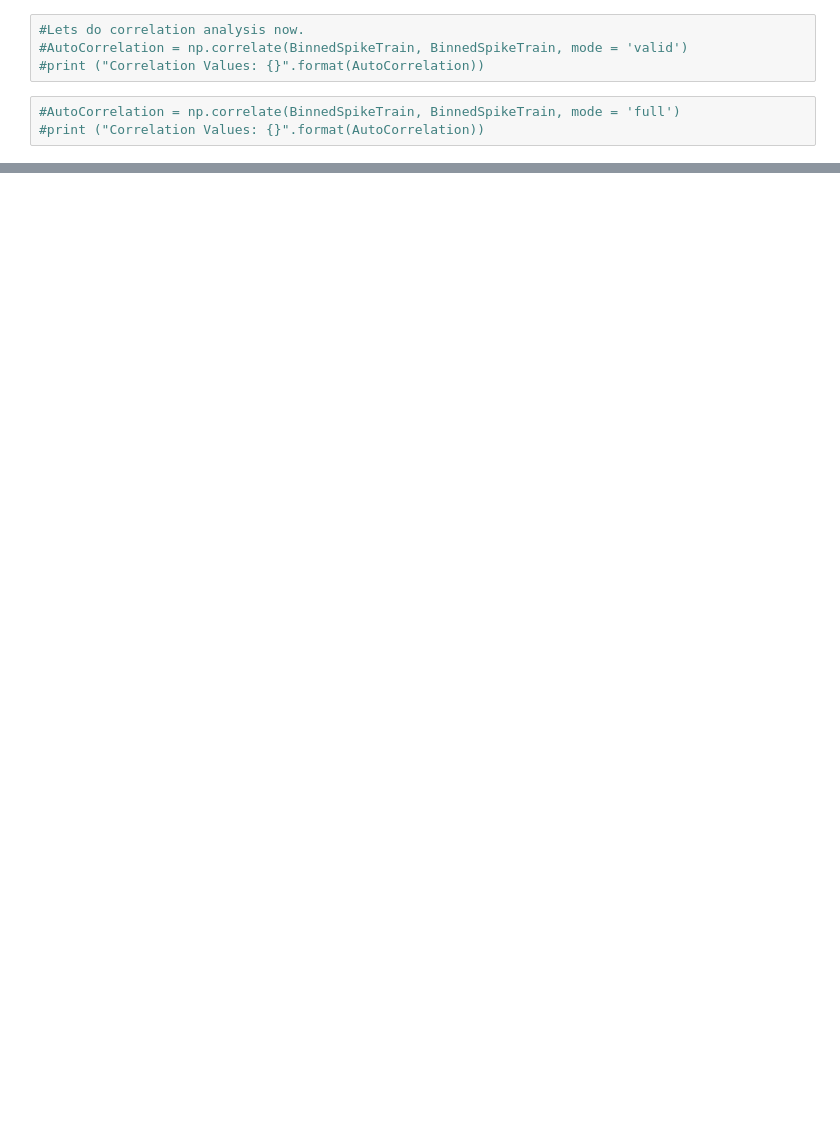
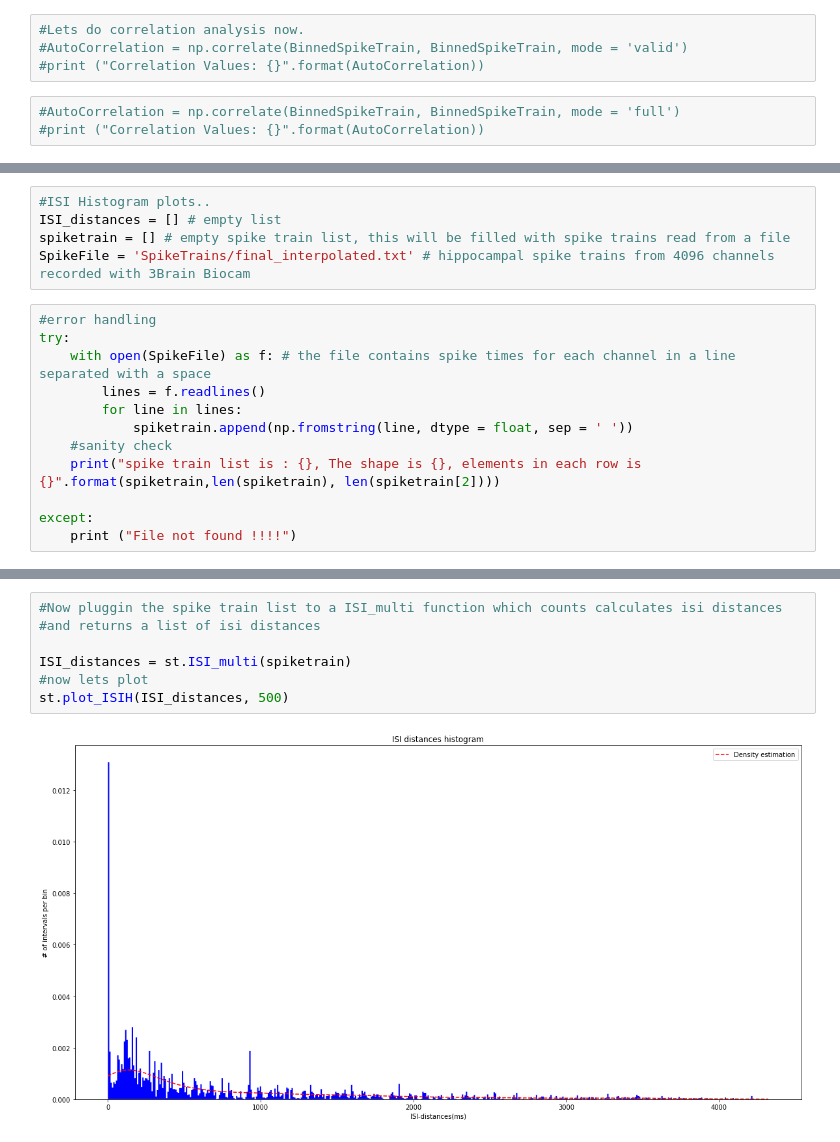
Before and after one commit to LamaNIkesh/SpikeTrainStatistics, a Jupyter notebook: NotebookWorkflow.ipynb, the cells around one changed output, grey strips where cells are left out. Saved outputs shown, nothing was run; the diff lists cells and outputs as text; blank space fills up the shorter version.

```diff
--- a/NotebookWorkflow.ipynb
+++ b/NotebookWorkflow.ipynb
@@ -135,0 +148,17 @@ plt.show()
+# %%
+#ISI Histogram plots..
+ISI_distances = [] # empty list
+spiketrain = [] # empty spike train list, this will be filled with spike trains read from a file
+SpikeFile = 'SpikeTrains/final_interpolated.txt' # hippocampal spike trains from 4096 channels recorded with 3Brain Biocam
+# %%
+#error handling
+try:
+    with open(SpikeFile) as f: # the file contains spike times for each channel in a line separated with a space
+        lines = f.readlines()
+        for line in lines:
+            spiketrain.append(np.fromstring(line, dtype = float, sep = ' '))
+    #sanity check
+    print("spike train list is : {}, The shape is {}, elements in each row is {}".format(spiketrain,len(spiketrain), len(spiketrain[2])))
+
+except:
+    print ("File not found !!!!")
@@ -135,0 +183,9 @@ plt.show()
+# %%
+#Now pluggin the spike train list to a ISI_multi function which counts calculates isi distances
+#and returns a list of isi distances
+
+ISI_distances = st.ISI_multi(spiketrain)
+#now lets plot
+st.plot_ISIH(ISI_distances, 500)
+# %% [output]
+[figure, added]
```
Also changed, not shown: parts of 8 cells of this notebook, 6 other files.
